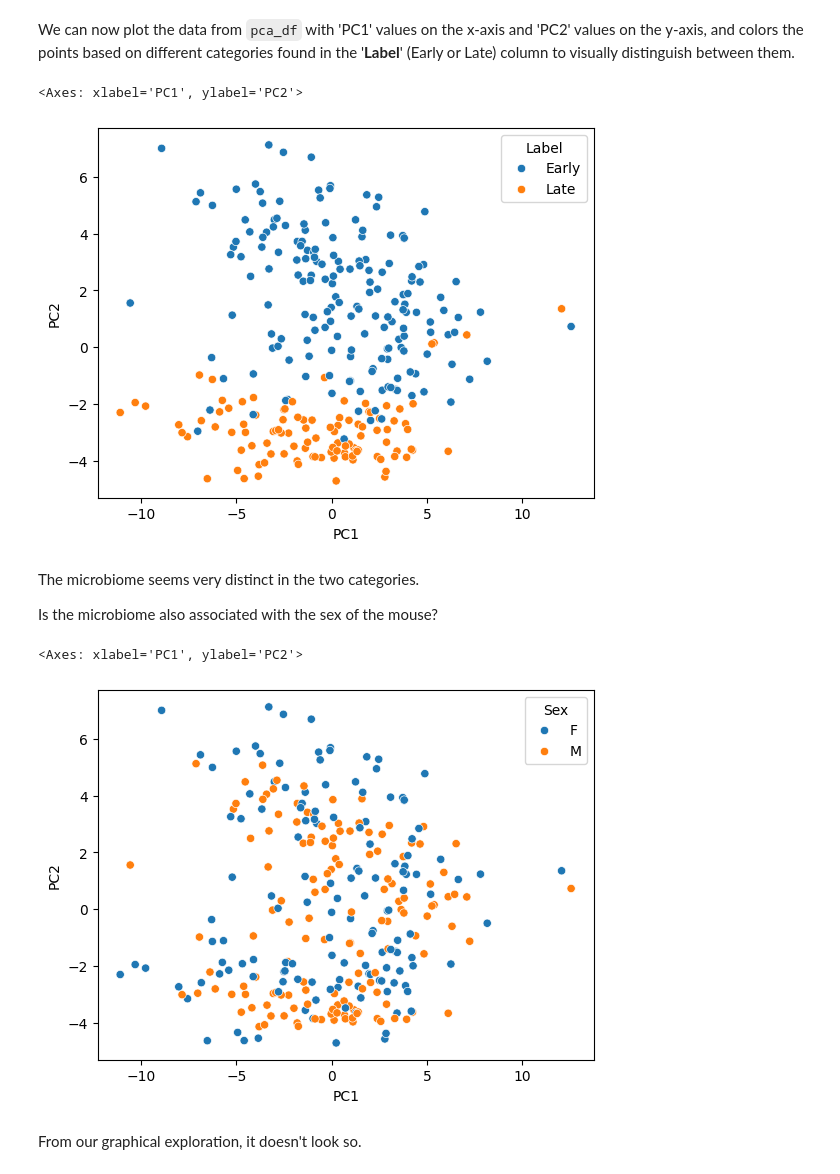
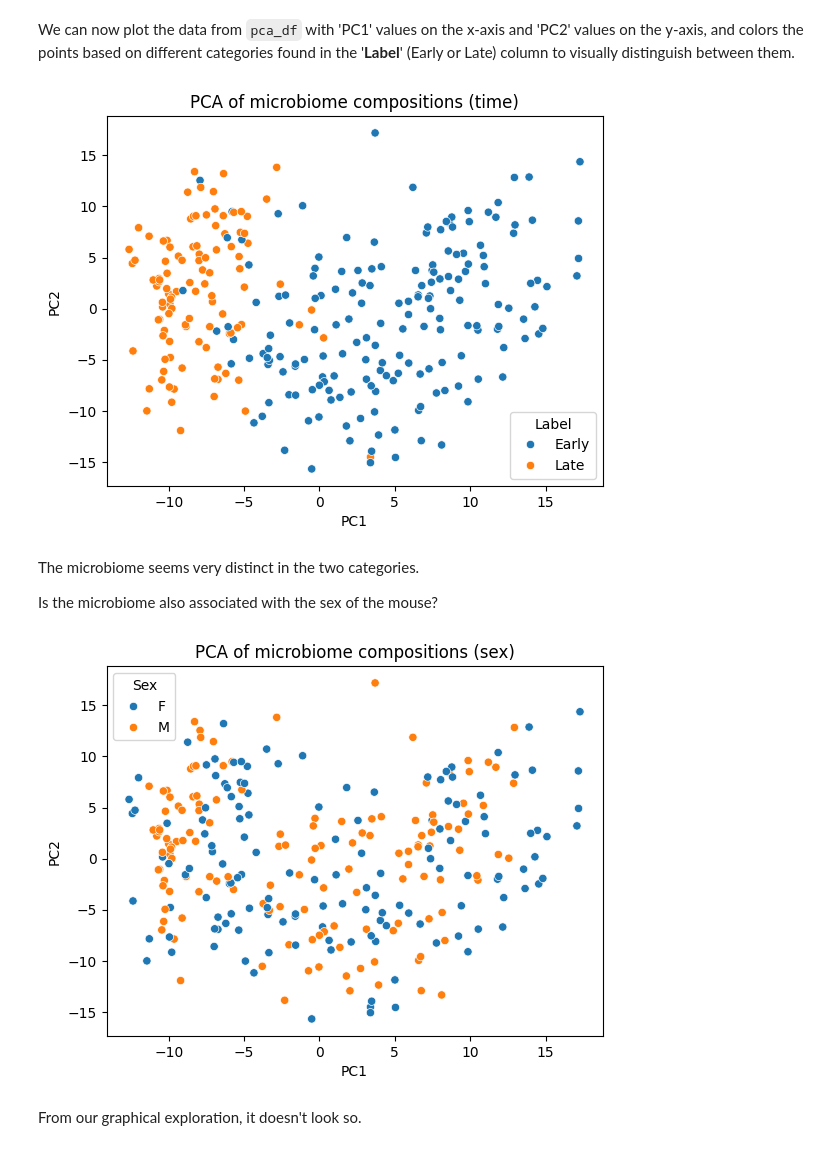
Before and after one commit to quadram-institute-bioscience/datasciencegroup, a Jupyter notebook: 4_machine_learning/Prediction-notes.ipynb, the cells around one changed output. Cells and saved outputs as stored; diff of their text form; code cells hidden in the pictures.

```diff
--- a/4_machine_learning/Prediction-notes.ipynb
+++ b/4_machine_learning/Prediction-notes.ipynb
@@ -113,6 +147,6 @@ need to be columns and each row represents an observation or sample.
 # %%
 # We can transpose the dataframe to easily match the metadata
-transposed_otu_df = otu_df.T
+transposed_otu_df = otu_df.T.drop('Mock2', axis=0)
 # %% [markdown]
 Now we can select rows from `sample_df` where the index (row labels) matches the index of X, the transposed otu_df.
 
@@ -121,7 +155,7 @@ aligning the metadata or measurements in sample_df with the corresponding OTU da
 
 This alignment is crucial for subsequent analyses, ensuring that each row across X and Y corresponds to the same sample.
 # %%
-aligned_sample_df = sample_df.loc[transposed_otu_df.index]
+sample_df = sample_df.loc[transposed_otu_df.index]
 # %% [markdown]
 ## Visual exploration (unsupervised)
 # %% [markdown]
@@ -141,7 +177,23 @@ adding 1 before taking the log to avoid the issue of taking the logarithm of zer
 This transformation is commonly used in data preprocessing to handle skewed data or data spanning several orders of magnitude,
 typical in OTU (Operational Taxonomic Units) abundances or other biological data.
 # %%
-log_transposed_otu_df = numpy.log10(transposed_otu_df + 1)
+method="CLR"
+
+if method=="CLR":
+    transposed_otu_df_replace = transposed_otu_df.replace(0, 0.5)
+
+    # Step 2: Calculate the geometric mean of each sample
+    # Use scipy.stats.gmean for a more direct approach, if available, or np.prod and np.power as shown below
+    geometric_means = transposed_otu_df_replace.apply(lambda x: numpy.exp(numpy.mean(numpy.log(x))), axis=1)
+
+    # Step 3: Divide counts by the geometric mean for each sample
+    normalized_df = transposed_otu_df_replace.div(geometric_means, axis='rows')
+
+    # Step 4: Apply log transformation
+    clr_transformed_df = numpy.log(normalized_df)
+    log_transposed_otu_df=clr_transformed_df
+else:
+    log_transposed_otu_df = numpy.log10(transposed_otu_df + 1)
 # %% [markdown]
 PCA reduces the data from many dimensions (variables) to just two main components (PC1 and PC2) that capture the most important patterns in the data.
 
@@ -150,24 +202,23 @@ PCA by normalizing the distribution and aligning samples as rows.
 
 The resulting two main components are stored in a new table with the same sample identifiers (index) as the original data and two columns named 'PC1' and 'PC2'.
 # %%
-pca_df = pandas.DataFrame(PCA(2).fit_transform(log_transposed_otu_df), index=log_transposed_otu_df.index, columns=['PC1', 'PC2'])
-pca_df = pandas.concat([pca_df, aligned_sample_df], axis=1)
+pca_df = pandas.DataFrame(PCA(n_components=2).fit_transform(log_transposed_otu_df), index=log_transposed_otu_df.index, columns=['PC1', 'PC2'])
+pca_df = pandas.concat([pca_df, sample_df], axis=1)
 # %% [markdown]
 We can now plot the data from `pca_df` with 'PC1' values on the x-axis and 'PC2' values on the y-axis,
 and colors the points based on different categories found in the '**Label**' (Early or Late) column to visually distinguish between them.
 # %%
 seaborn.scatterplot(pca_df, x='PC1', y='PC2', hue='Label')
+plt.title("PCA of microbiome compositions (time)");
 # %% [output]
-<Axes: xlabel='PC1', ylabel='PC2'>
-[figure, old version]
+[figure, new version]
 # %% [markdown]
 The microbiome seems very distinct in the two categories.
 
 Is the microbiome also associated with the sex of the mouse?
 # %%
-seaborn.scatterplot(pca_df, x='PC1', y='PC2', hue='Sex')
+seaborn.scatterplot(pca_df, x='PC1', y='PC2', hue='Sex').set_title('PCA of microbiome compositions (sex)');
 # %% [output]
-<Axes: xlabel='PC1', ylabel='PC2'>
-[figure, old version]
+[figure, new version]
 # %% [markdown]
 From our graphical exploration, it doesn't look so.
```
Also changed, not shown: parts of 82 cells of this notebook, 3 other files.
